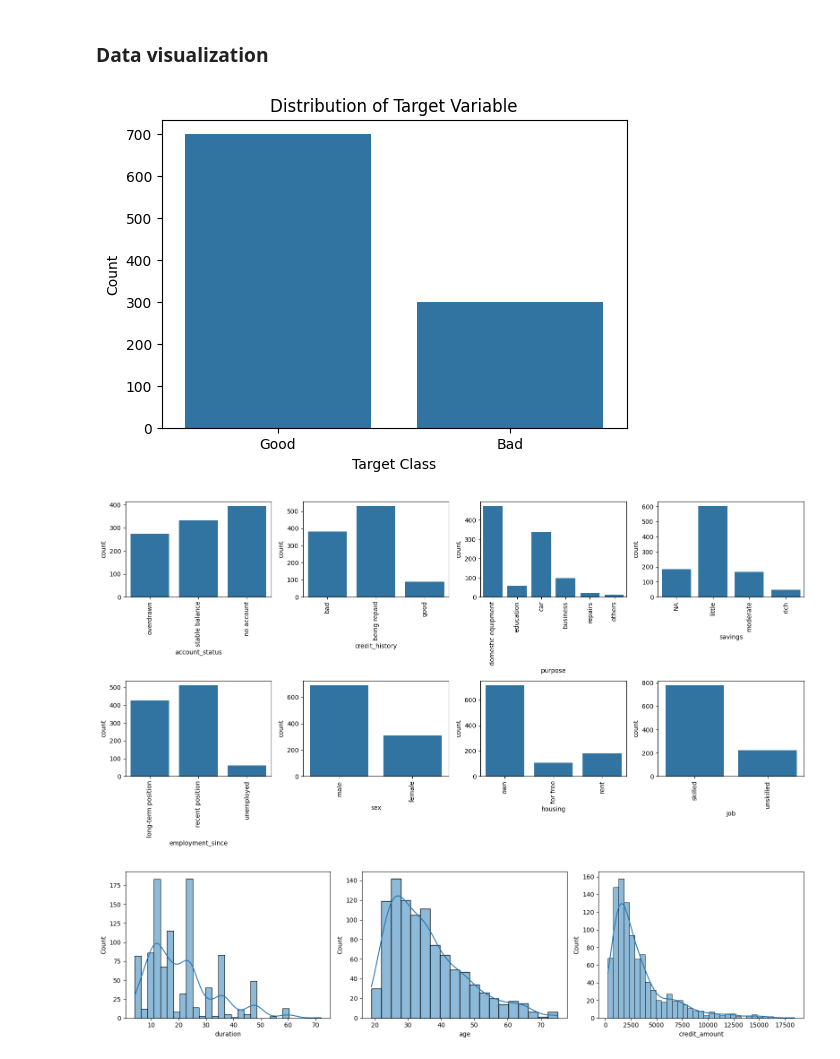
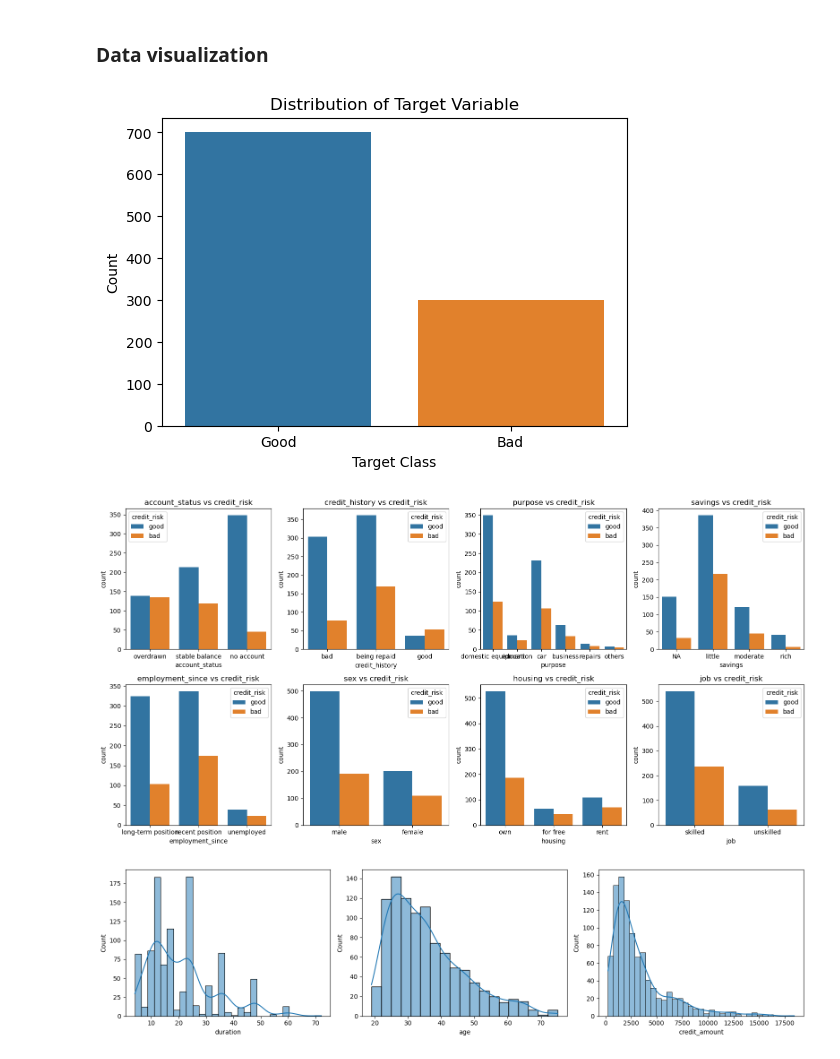
Before and after one commit to Bipauli/German_credit_ML, a Jupyter notebook: baseline_models.ipynb, the cells around one changed output. Cells and saved outputs as stored; diff of their text form; code cells hidden in the pictures.

Commit message:
encode target variable + fixed bug xgboost

```diff
--- a/baseline_models.ipynb
+++ b/baseline_models.ipynb
@@ -221,0 +278,4 @@ X.head()
+# %%
+# Map target labels (1 = Good, 2 = Bad) -> (0 = Good, 1 = Bad)
+y = y.replace({1: 0, 2: 1})
+y.head()
@@ -230,18 +297,21 @@ plt.ylabel('Count')
 plt.xticks(ticks=[0, 1], labels=["Good", "Bad"])
 plt.show()
 # %% [output]
-[figure, old version]
+[figure, new version]
 # %%
 fig, axes = plt.subplots(nrows=2, ncols=4, figsize=(16, 8))
 axes = axes.flatten()
 cat_cols = ['account_status', 'credit_history', 'purpose', 'savings', 'employment_since', 'sex', 'housing','job']
+df = pd.concat([X,y], axis=1)
 for i, var in enumerate(cat_cols):
-    sns.countplot(x=var, data=X, ax=axes[i])
-    axes[i].tick_params(axis='x', rotation=90)
+    sns.countplot(x=var, data=df, hue='class', ax=axes[i])
+    #axes[i].tick_params(axis='x', rotation=90)
+    axes[i].set_title(f'{var} vs credit_risk')
+    axes[i].legend(title='credit_risk', labels=['good', 'bad'])
 plt.tight_layout()
 plt.show()
 # %% [output]
-[figure, old version]
+[figure, new version]
 # %%
 fig, axes = plt.subplots(nrows=1, ncols=3, figsize=(16, 4))
 axes = axes.flatten()
```
Also changed, not shown: parts of 34 cells of this notebook.
